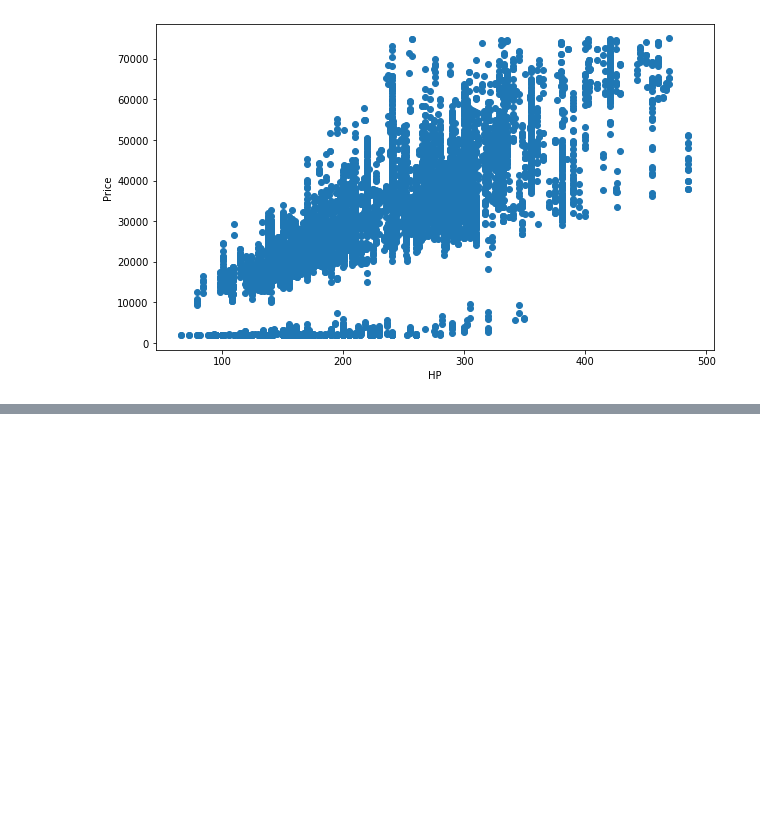
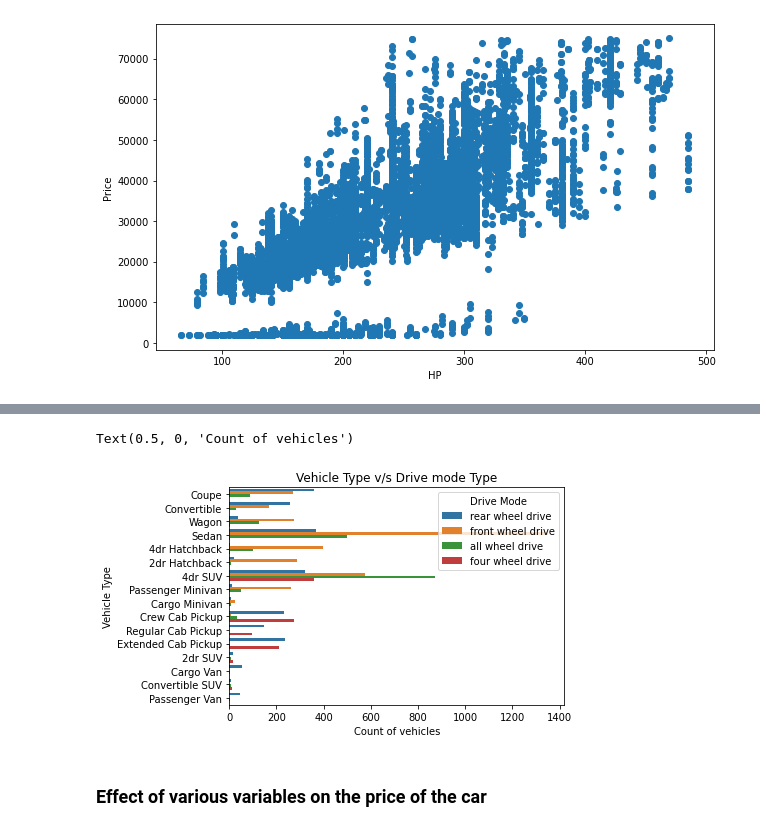
Before and after one commit to harinigaddipati/EDA_car_features, a Jupyter notebook: cardata.ipynb, the cells around one changed output, grey strips where cells are left out. Drawn from its saved outputs; the diff is of its cells as text; code cells hidden in the pictures; blank space fills up the shorter version.

```diff
--- a/cardata.ipynb
+++ b/cardata.ipynb
@@ -377,0 +375,11 @@ plt.show()
+# %%
+# Vehicle Style type and Drive type analysis
+sns.countplot(y='Vehicle Style',data=df, hue='Drive Mode')
+plt.title("Vehicle Type v/s Drive mode Type")
+plt.ylabel('Vehicle Type')
+plt.xlabel('Count of vehicles')
+# %% [output]
+Text(0.5, 0, 'Count of vehicles')
+[figure, added]
+# %% [markdown]
+### **Effect of various variables on the price of the car**
```
Also changed, not shown: parts of 34 cells of this notebook.
